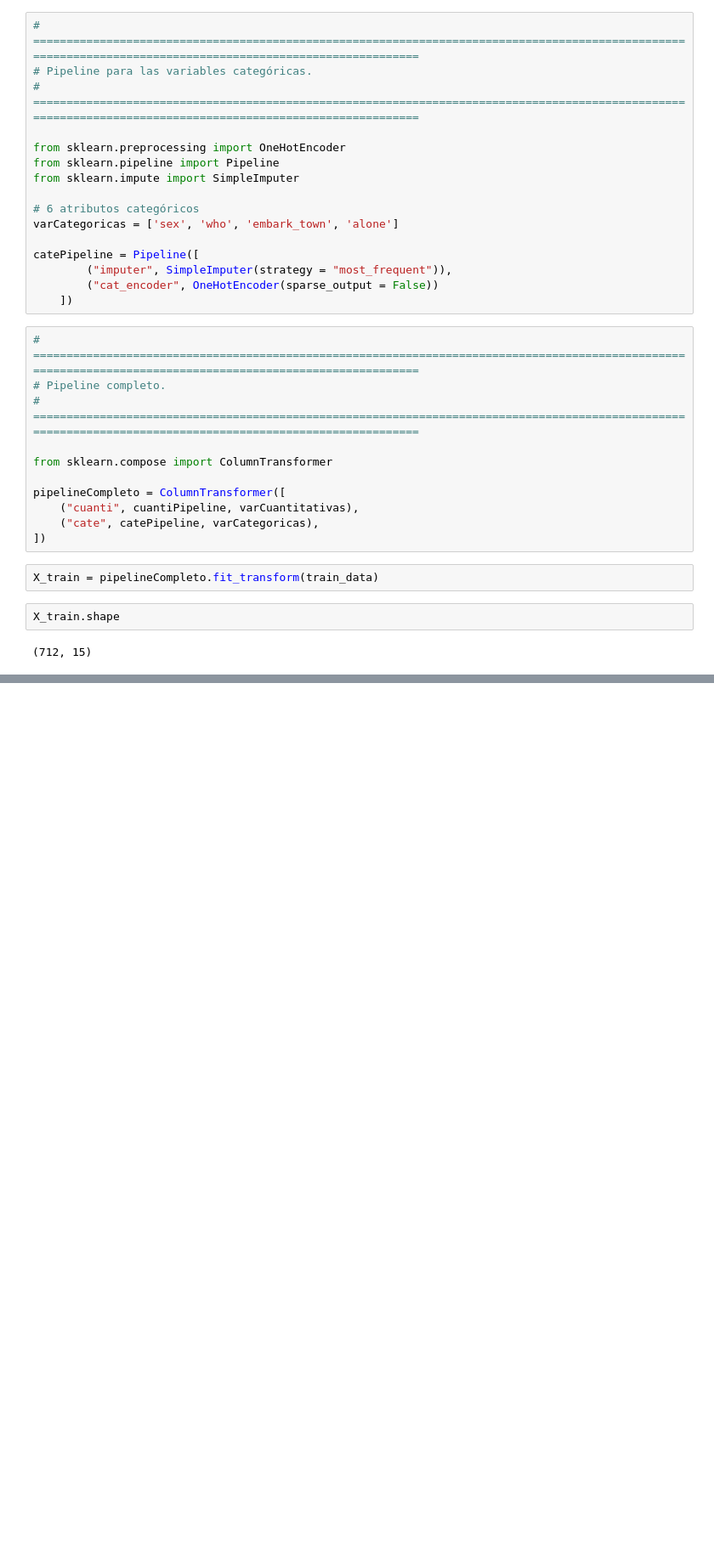
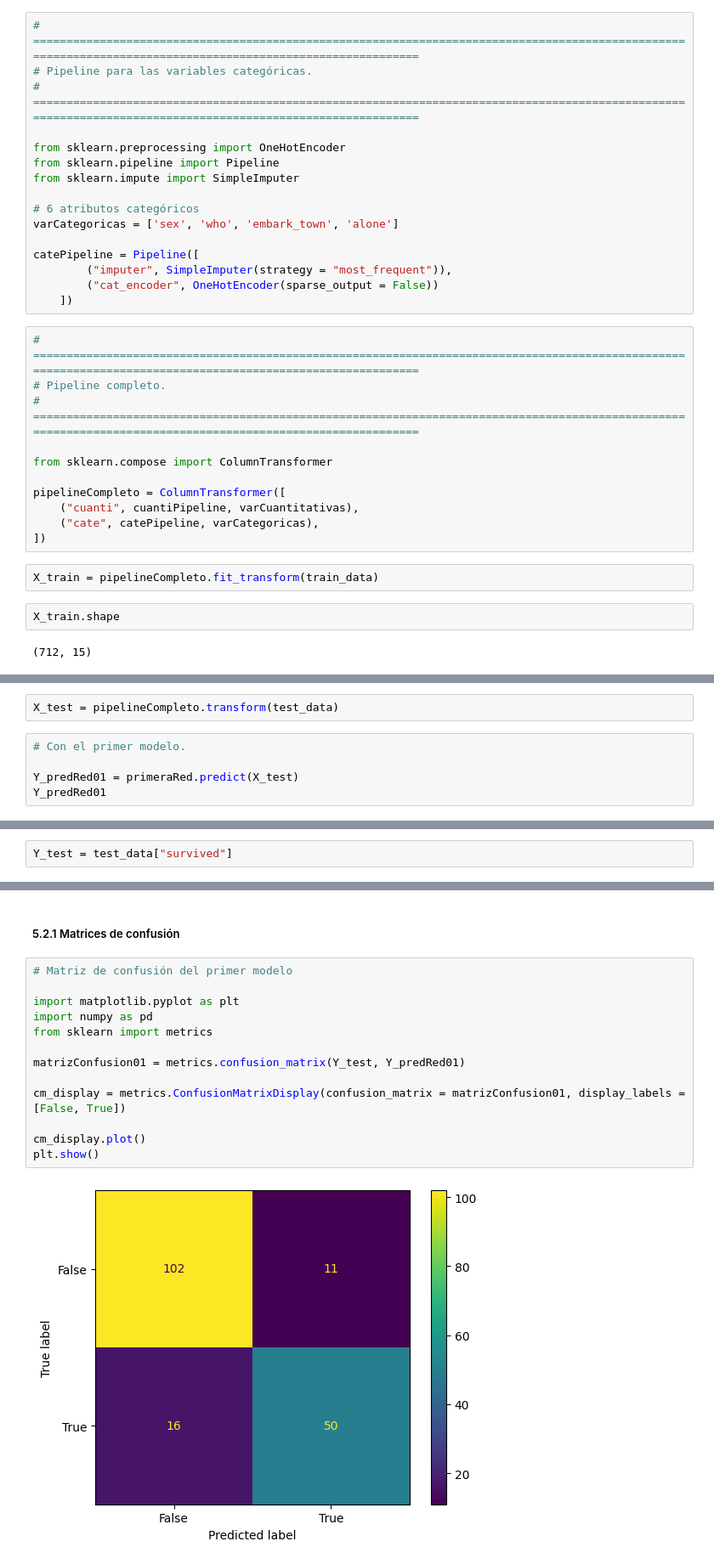
Before and after one commit to karenmoreno17/Informe-Machine-Learning, a Jupyter notebook: punto1.ipynb, the cells around one changed output, grey strips where cells are left out. Shown: that part at 85% size. Saved outputs shown, nothing was run; the diff lists cells and outputs as text; blank space fills up the shorter version.

Commit message:
Tabla de resumen y matrices de confusión

```diff
--- a/punto1.ipynb
+++ b/punto1.ipynb
@@ -257,0 +294,7 @@ scoreRed05.mean()
+# %%
+X_test = pipelineCompleto.transform(test_data)
+# %%
+# Con el primer modelo.
+
+Y_predRed01 = primeraRed.predict(X_test)
+Y_predRed01
@@ -257,0 +371,2 @@ scoreRed05.mean()
+# %%
+Y_test = test_data["survived"]
@@ -257,0 +440,17 @@ scoreRed05.mean()
+# %% [markdown]
+##### 5.2.1 Matrices de confusión
+# %%
+# Matriz de confusión del primer modelo
+
+import matplotlib.pyplot as plt
+import numpy as pd
+from sklearn import metrics
+
+matrizConfusion01 = metrics.confusion_matrix(Y_test, Y_predRed01)
+
+cm_display = metrics.ConfusionMatrixDisplay(confusion_matrix = matrizConfusion01, display_labels = [False, True])
+
+cm_display.plot()
+plt.show()
+# %% [output]
+[figure, added]
```
Also changed, not shown: parts of 27 cells of this notebook.
